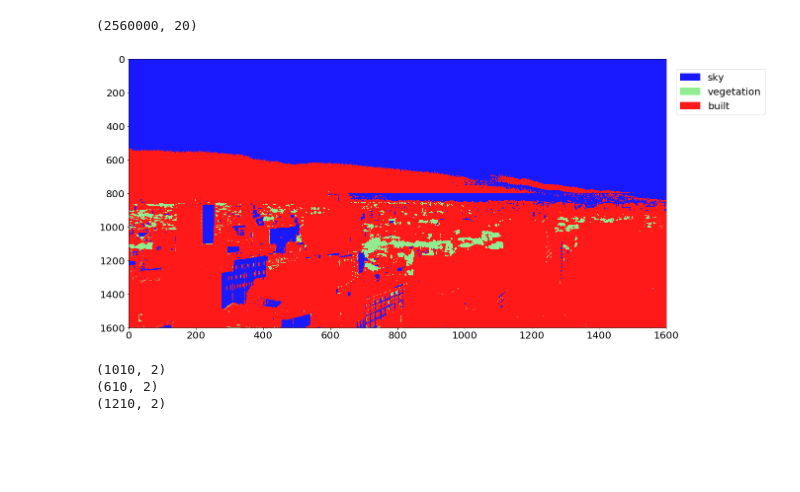
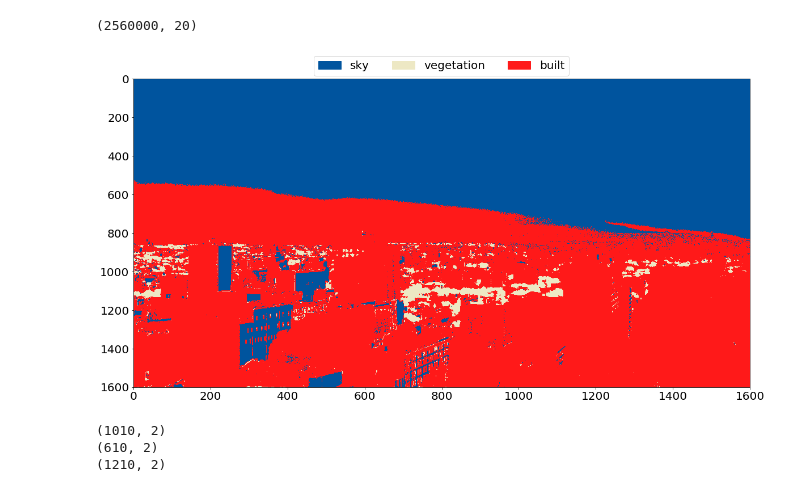
Before and after one commit to faridqamar/uo_vegetation, a Jupyter notebook: veg_pix_decision_tree.ipynb, the cells around one changed output. Saved outputs shown, nothing was run; the diff lists cells and outputs as text; code cells hidden in the pictures; blank space fills up the shorter version.

Commit message:
decision tree classification of veg_00108 tested on veg_00000

```diff
--- a/veg_pix_decision_tree.ipynb
+++ b/veg_pix_decision_tree.ipynb
@@ -603,28 +600,28 @@ print(cube_binned0.shape)
 # %%
 # test 108 model on 000 image
 
 testModel108_on000 = dTree.predict(cube_binned0)
 
 import matplotlib.pyplot as plt
 import matplotlib.patches as mpatches
 import matplotlib as mpl
 %matplotlib inline
 
 testModel108_on000_reshape = testModel108_on000.reshape(cube_sub0.shape[1], cube_sub0.shape[2])
 
 t=1
-cmap = {0:[0.1,0.1,1.0,t], 1:[0.564,0.933,0.564,t], 2:[1.0,0.1,0.1,t]}
+cmap = {0:[0.0,0.33,0.62,t], 1:[0.93,0.91,0.77,t], 2:[1.0,0.1,0.1,t]}
 labels = {0:'sky', 1:"vegetation", 2:"built"}
 arrayShow = np.array([[cmap[i] for i in j] for j in testModel108_on000_reshape])
 patches = [mpatches.Patch(color=cmap[i], label=labels[i]) for i in cmap]
 fig, ax = plt.subplots(figsize = (20, 10))
 ax.tick_params(labelsize=20)
 plt.imshow(arrayShow, aspect=0.5)
-plt.legend(handles=patches, bbox_to_anchor=(1,1), loc=2, borderaxespad=1.0, prop={'size':20})
+lgd = ax.legend(handles=patches, bbox_to_anchor=(0.5,1), loc=9, borderaxespad=-2.0, prop={'size':20}, ncol=3)
 plt.show()
-fig.savefig("./output/plots/5_decision_tree_classification_tested_on_veg_00000.png")
+fig.savefig("./output/plots/5_decision_tree_classification_tested_on_veg_00000.png", bbox_extra_artists=(lgd,), bbox_inches='tight')
 # %% [output]
-[figure, old version]
+[figure, new version]
 # %%
 # function to read coordinates from file
 
```
Also changed, not shown: parts of 2 cells of this notebook, 1 other file.
